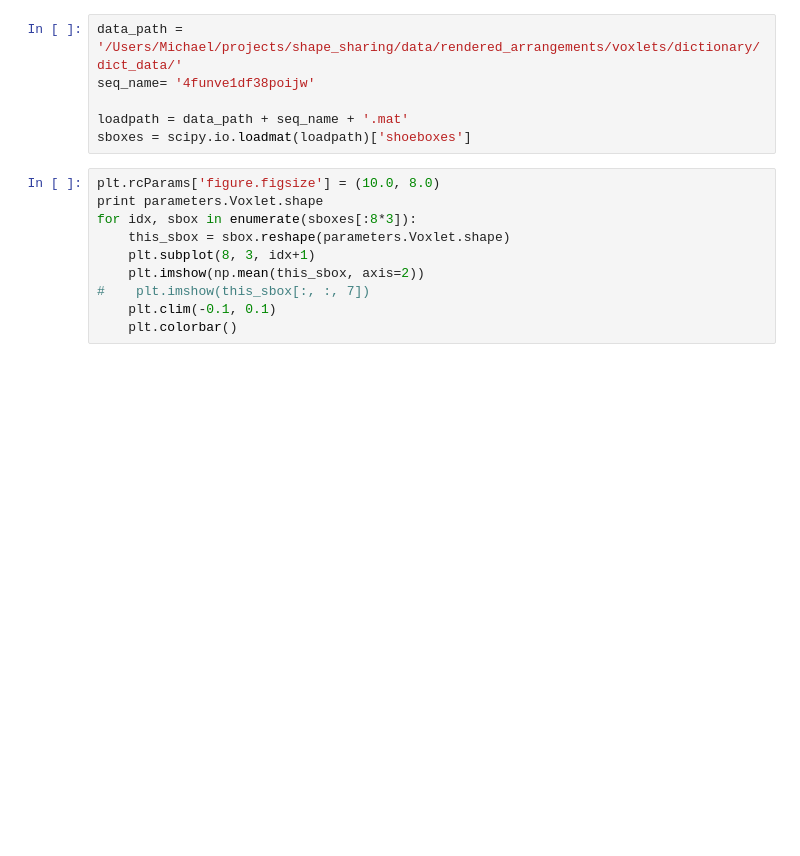
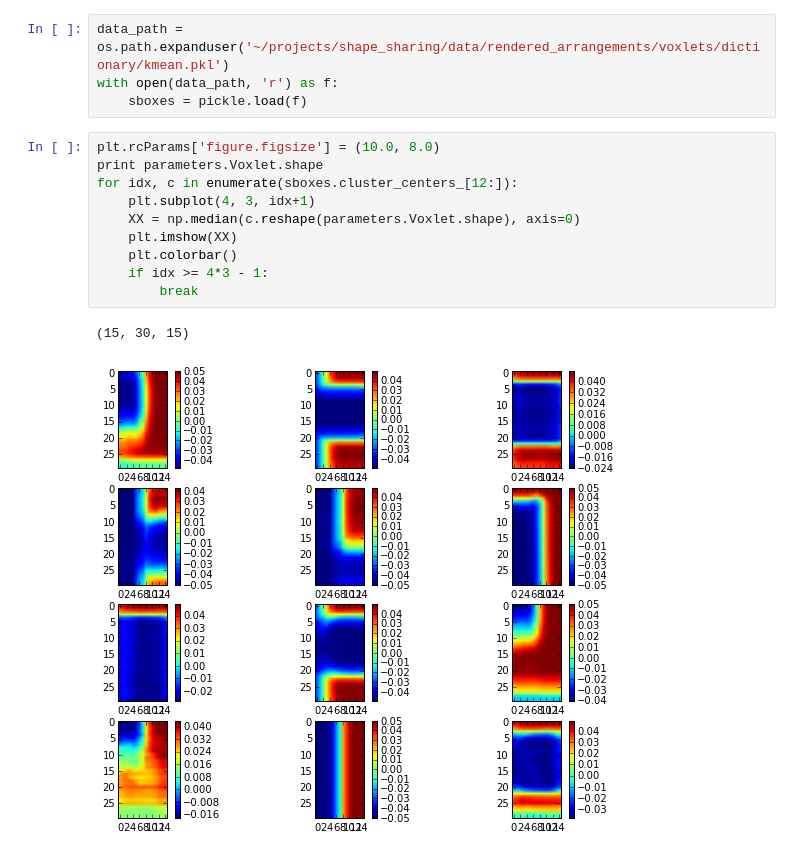
Before and after one commit to hero9968/voxlets, a Jupyter notebook: src/rendered_scenes/ipynb/visualise_voxlets.ipynb, the cells around one changed output. Saved outputs shown, nothing was run; the diff lists cells and outputs as text; blank space fills up the shorter version.

```diff
--- a/src/rendered_scenes/ipynb/visualise_voxlets.ipynb
+++ b/src/rendered_scenes/ipynb/visualise_voxlets.ipynb
@@ -20,16 +23,17 @@ from common import features
-# %%
-data_path = '/Users/Michael/projects/shape_sharing/data/rendered_arrangements/voxlets/dictionary/dict_data/'
-seq_name= '4funve1df38poijw'
-
-loadpath = data_path + seq_name + '.mat'
-sboxes = scipy.io.loadmat(loadpath)['shoeboxes']
+# %%
+data_path = os.path.expanduser('~/projects/shape_sharing/data/rendered_arrangements/voxlets/dictionary/kmean.pkl')
+with open(data_path, 'r') as f:
+    sboxes = pickle.load(f)
 # %%
 plt.rcParams['figure.figsize'] = (10.0, 8.0)
 print parameters.Voxlet.shape
-for idx, sbox in enumerate(sboxes[:8*3]):
-    this_sbox = sbox.reshape(parameters.Voxlet.shape)
-    plt.subplot(8, 3, idx+1)
-    plt.imshow(np.mean(this_sbox, axis=2))
-#    plt.imshow(this_sbox[:, :, 7])
-    plt.clim(-0.1, 0.1)
+for idx, c in enumerate(sboxes.cluster_centers_[12:]):
+    plt.subplot(4, 3, idx+1)
+    XX = np.median(c.reshape(parameters.Voxlet.shape), axis=0)
+    plt.imshow(XX)
     plt.colorbar()
+    if idx >= 4*3 - 1:
+        break
+# %% [output]
+(15, 30, 15)
+[figure, added]
```
Also changed, not shown: parts of 1 cell of this notebook, 2 other files.
